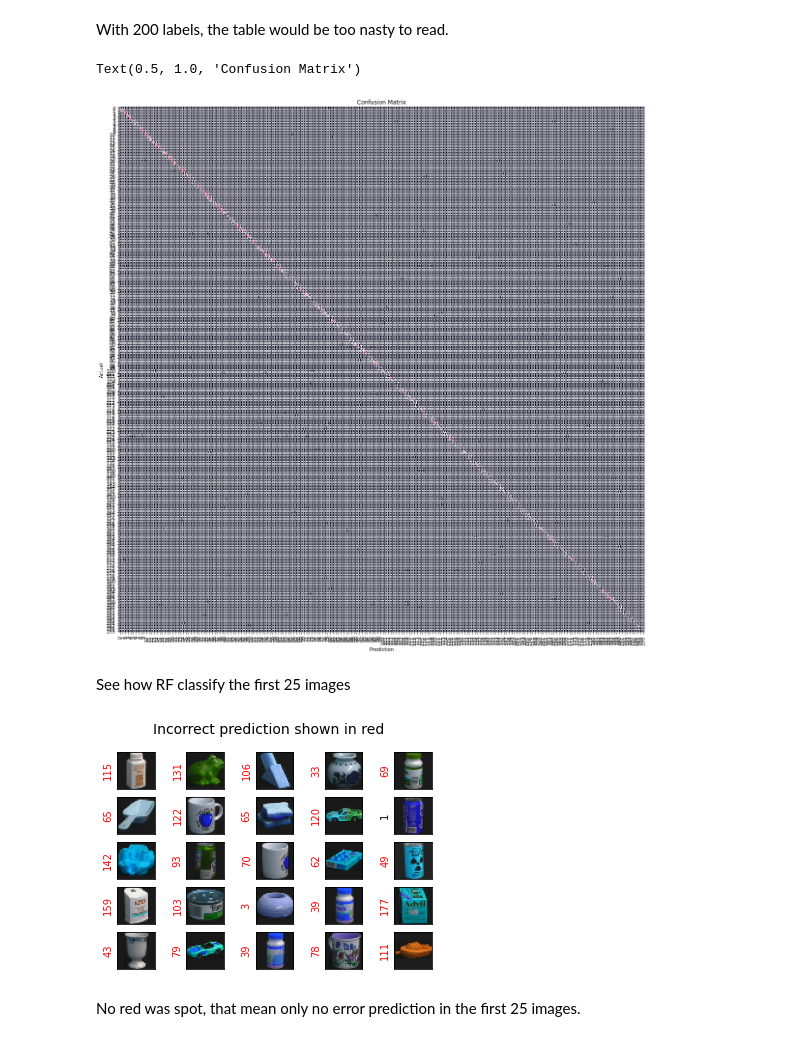
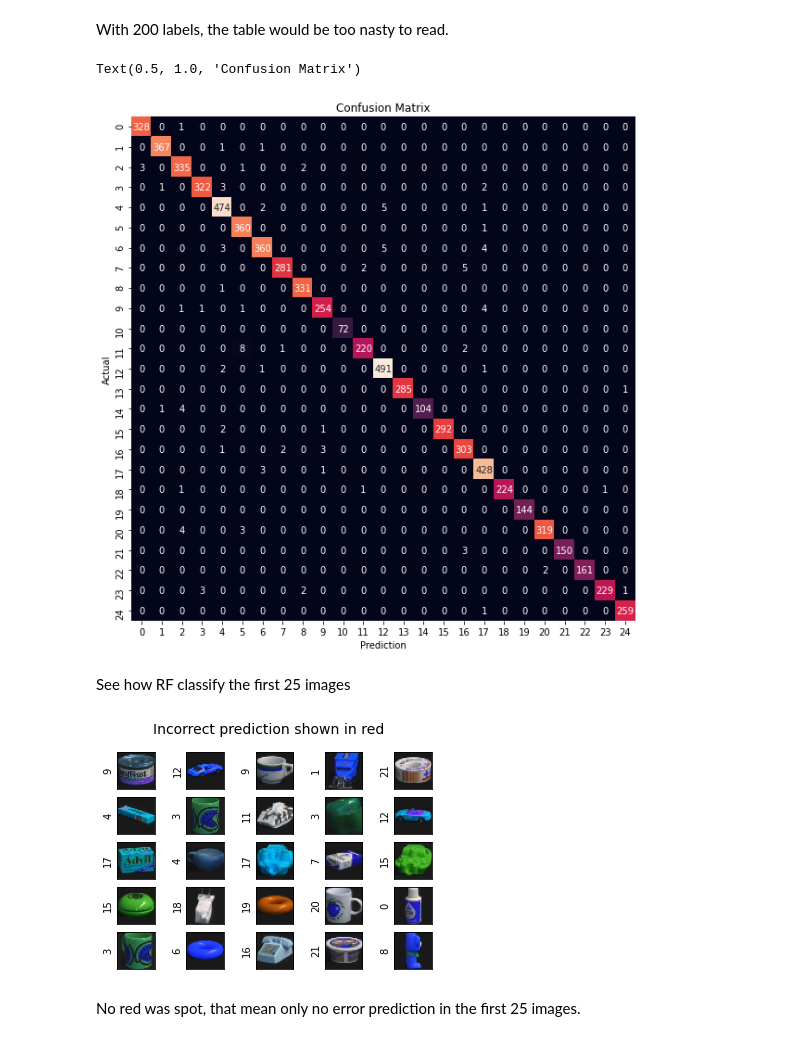
Before and after one commit to seansothey/DataScience-MachineLearning-Research, a Jupyter notebook: Project6_Unsupervised_Learning.ipynb, the cells around one changed output. Cells and saved outputs as stored; diff of their text form; code cells hidden in the pictures.

```diff
--- a/Project6_Unsupervised_Learning.ipynb
+++ b/Project6_Unsupervised_Learning.ipynb
@@ -384,4 +384,4 @@ The elbow point is k=2
 # %%
 kmodel = KMeans(n_clusters=best_k, random_state=42)
 # %%
-y = kmodel.fit_predict(X_bridge_pca)
+y_bridge = kmodel.fit_predict(X_bridge_pca)
@@ -404,7 +427,7 @@ Therefore, y (0,1) is the label that represents for each cluster.
 # %% [markdown]
 ## Spliting data for training and testing set in ratio 70%-30%
 # %%
-X_bridge_train, X_bridge_test, y_bridge_train, y_bridge_test = train_test_split(X_bridge_pca, y, test_size=0.3, shuffle = True, random_state=42)
+X_bridge_train, X_bridge_test, y_bridge_train, y_bridge_test = train_test_split(X_bridge_pca, y_bridge, test_size=0.3, shuffle = True, random_state=42)
 # %%
 X_bridge_train.shape, X_bridge_test.shape, y_bridge_train.shape, y_bridge_test.shape
 # %% [output]
@@ -473,7 +491,7 @@ fig, ax = plt.subplots(5, 5)
 for i, axi in enumerate(ax.flat):
     axi.imshow(bridge4x4[i])
     axi.set(xticks=[], yticks=[])
-    axi.set_ylabel(labels[y_pred[i]].split()[-1],
-                   color='black' if y_pred[i] == y[i] else 'red')
+    axi.set_ylabel(str(labels[y_pred[i]]).split()[-1],
+                   color='black' if y_pred[i] == y_bridge[i] else 'red')
 fig.suptitle('Incorrect prediction shown in red', size=14);
 # %% [output]
@@ -718,7 +750,7 @@ pca.n_components_
 # %% [markdown]
 Choose random numbers of $k$ to find the best one
 # %%
-k_range = range(50,300,50)
+k_range = range(5,30,5)
 kmeans_per_k = []
 for k in k_range:
     print("k={}".format(k))
@@ -872,19 +912,19 @@ plt.ylabel('Actual');
 plt.title('Confusion Matrix')
 # %% [output]
 Text(0.5, 1.0, 'Confusion Matrix')
-[figure, old version]
+[figure, new version]
 # %% [markdown]
 See how RF classify the first 25 images
 # %%
 fig, ax = plt.subplots(5, 5)
 for i, axi in enumerate(ax.flat):
     axi.imshow(coil_100[i])
     axi.set(xticks=[], yticks=[])
     axi.set_ylabel(str(labels[y_pred[i]]).split()[-1],
-                   color='black' if y_pred[i] == y[i] else 'red')
+                   color='black' if y_pred[i] == y_coil100[i] else 'red')
 fig.suptitle('Incorrect prediction shown in red', size=14);
 # %% [output]
-[figure, old version]
+[figure, new version]
 # %% [markdown]
 No red was spot, that mean only no error prediction in the first 25 images.
 # %% [markdown]
```
Also changed, not shown: parts of 84 cells of this notebook.
